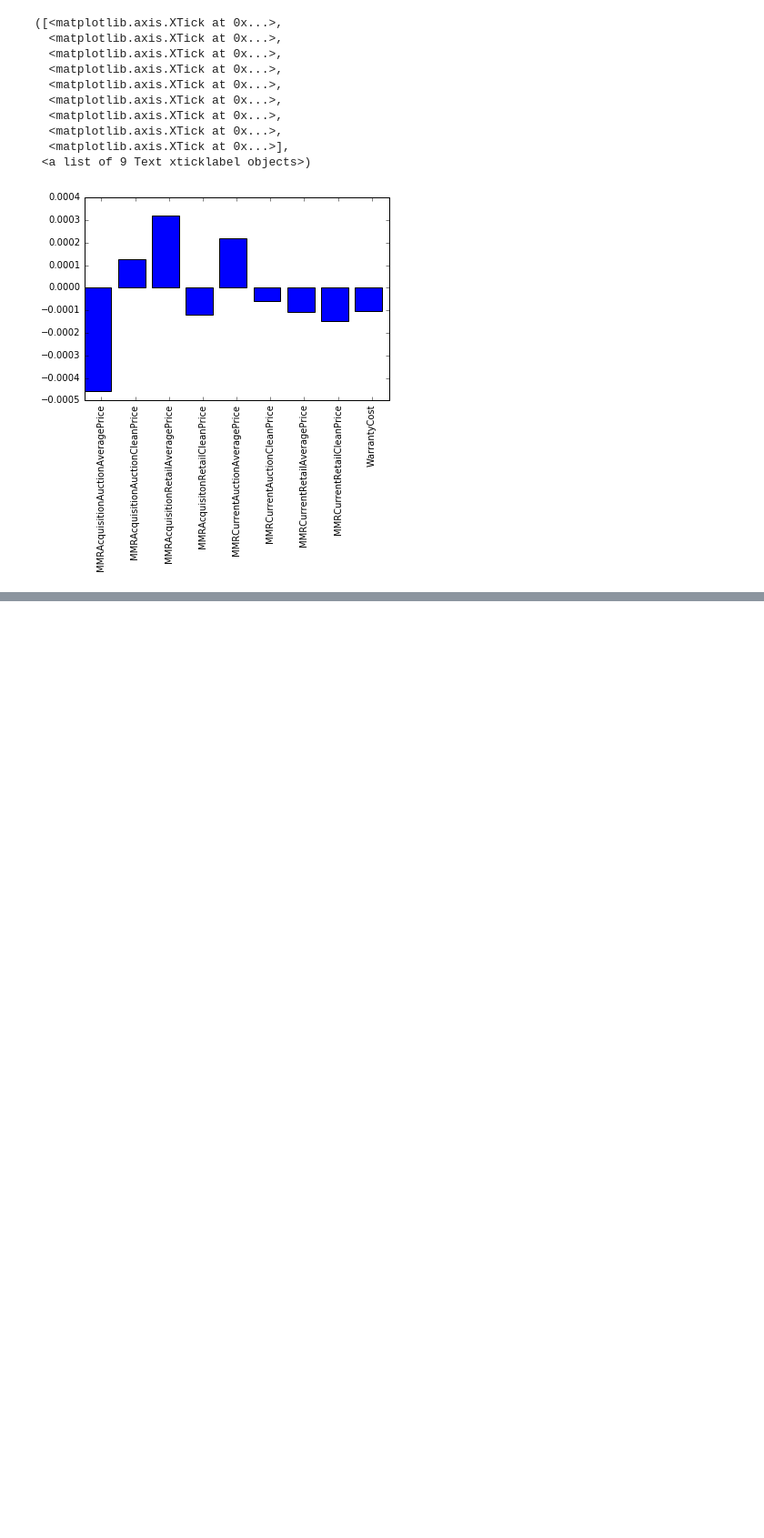
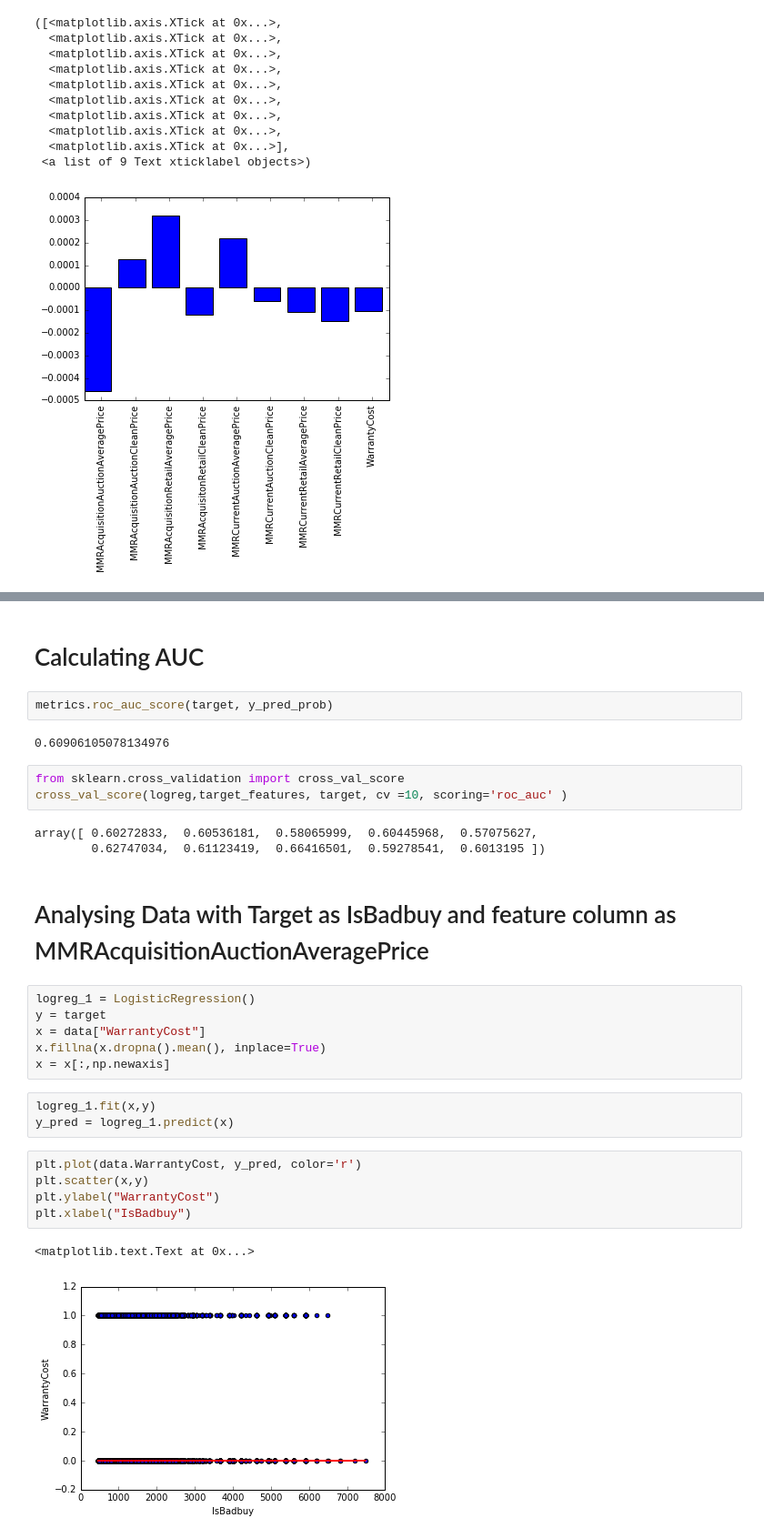
Before and after one commit to krvaibhav/krvaibhav.github.io, a Jupyter notebook: Logistic Regression.ipynb, the cells around one changed output, grey strips where cells are left out. Shown at 91% size. Saved outputs shown, nothing was run; the diff lists cells and outputs as text; blank space fills up the shorter version.

```diff
--- a/Logistic Regression.ipynb
+++ b/Logistic Regression.ipynb
@@ -168,0 +257,31 @@ Name: 0, dtype: float64
+# %% [markdown]
+# Calculating AUC
+# %%
+metrics.roc_auc_score(target, y_pred_prob)
+# %% [output]
+0.60906105078134976
+# %%
+from sklearn.cross_validation import cross_val_score
+cross_val_score(logreg,target_features, target, cv =10, scoring='roc_auc' )
+# %% [output]
+array([ 0.60272833,  0.60536181,  0.58065999,  0.60445968,  0.57075627,
+        0.62747034,  0.61123419,  0.66416501,  0.59278541,  0.6013195 ])
+# %% [markdown]
+# Analysing Data with Target as IsBadbuy and feature column as MMRAcquisitionAuctionAveragePrice
+# %%
+logreg_1 = LogisticRegression()
+y = target
+x = data["WarrantyCost"]
+x.fillna(x.dropna().mean(), inplace=True)
+x = x[:,np.newaxis]
+# %%
+logreg_1.fit(x,y)
+y_pred = logreg_1.predict(x)
+# %%
+plt.plot(data.WarrantyCost, y_pred, color='r')
+plt.scatter(x,y)
+plt.ylabel("WarrantyCost")
+plt.xlabel("IsBadbuy")
+# %% [output]
+<matplotlib.text.Text at 0x...>
+[figure, added]
```
Also changed, not shown: parts of 29 cells of this notebook.
